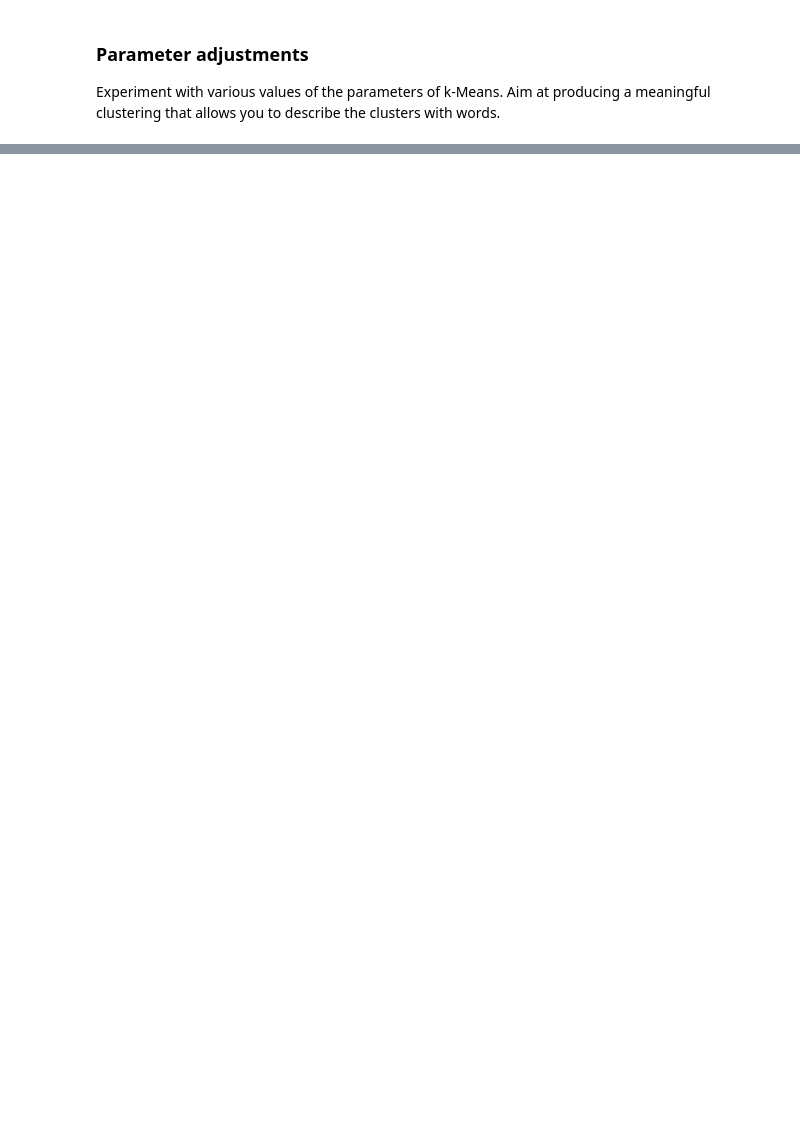
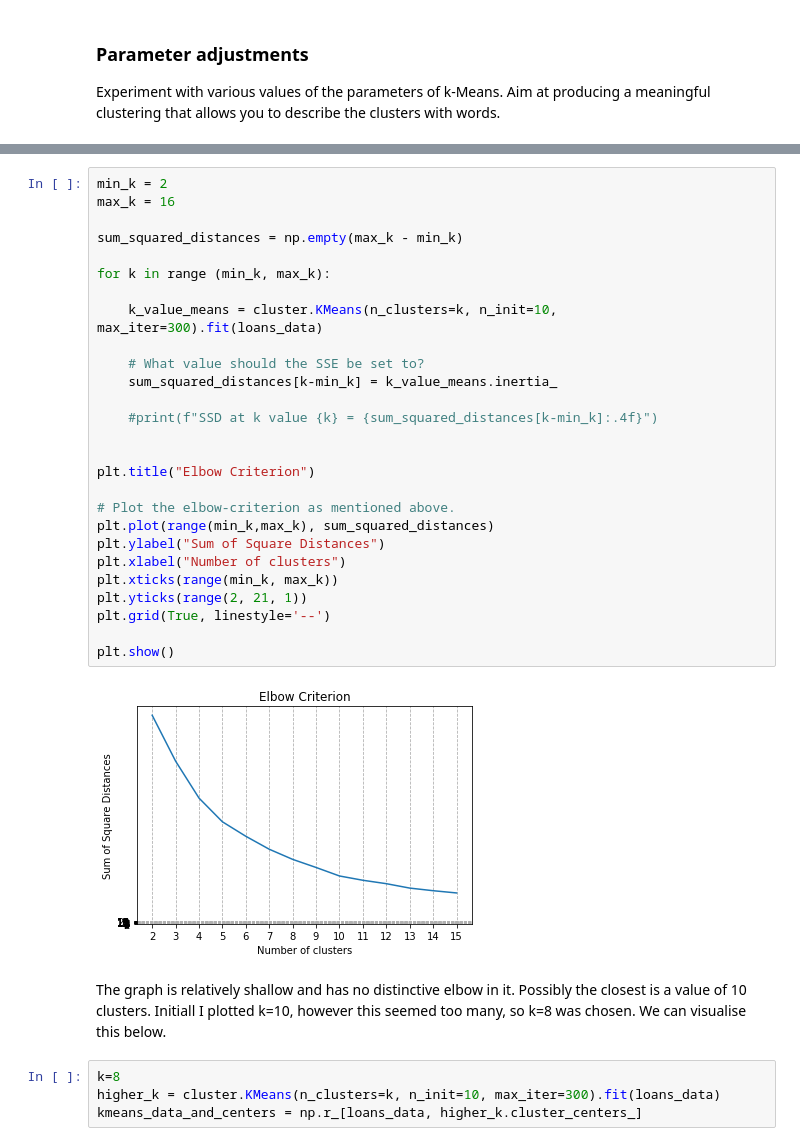
Before and after one commit to vipulpopat/MSCAI_Sem1_Etivity3, a Jupyter notebook: Etivity3_ClusteringManifoldLearning_18195326.ipynb, the cells around one changed output, grey strips where cells are left out. Cells and saved outputs as stored; diff of their text form; blank space fills up the shorter version.

```diff
--- a/Etivity3_ClusteringManifoldLearning_18195326.ipynb
+++ b/Etivity3_ClusteringManifoldLearning_18195326.ipynb
@@ -119,0 +142,35 @@ Write a short conclusion about the characteristics of the clusters (max 250 word
+# %%
+min_k = 2
+max_k = 16
+
+sum_squared_distances = np.empty(max_k - min_k)
+
+for k in range (min_k, max_k):
+
+    k_value_means = cluster.KMeans(n_clusters=k, n_init=10, max_iter=300).fit(loans_data)
+
+    # What value should the SSE be set to?
+    sum_squared_distances[k-min_k] = k_value_means.inertia_
+
+    #print(f"SSD at k value {k} = {sum_squared_distances[k-min_k]:.4f}")
+
+
+plt.title("Elbow Criterion")
+
+# Plot the elbow-criterion as mentioned above.
+plt.plot(range(min_k,max_k), sum_squared_distances)
+plt.ylabel("Sum of Square Distances")
+plt.xlabel("Number of clusters")
+plt.xticks(range(min_k, max_k))
+plt.yticks(range(2, 21, 1))
+plt.grid(True, linestyle='--')
+
+plt.show()
+# %% [output]
+[figure, added]
+# %% [markdown]
+The graph is relatively shallow and has no distinctive elbow in it.  Possibly the closest is a value of 10 clusters.  Initiall I plotted k=10, however this seemed too many, so k=8 was chosen.  We can visualise this below.
+# %%
+k=8
+higher_k = cluster.KMeans(n_clusters=k, n_init=10, max_iter=300).fit(loans_data)
+kmeans_data_and_centers = np.r_[loans_data, higher_k.cluster_centers_]
```
Also changed, not shown: parts of 23 cells of this notebook, 1 other file.
